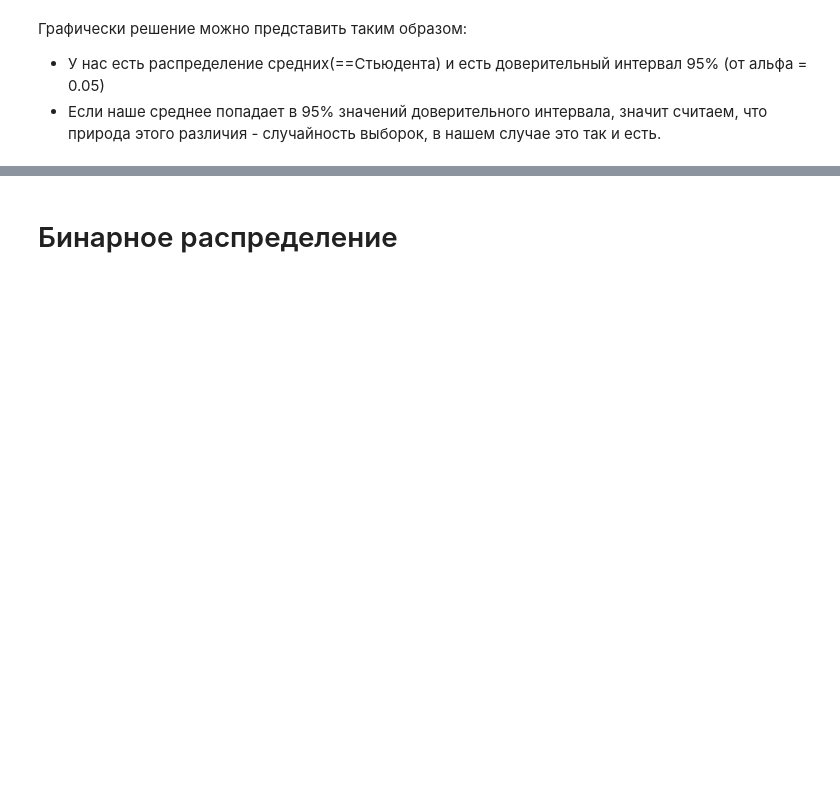
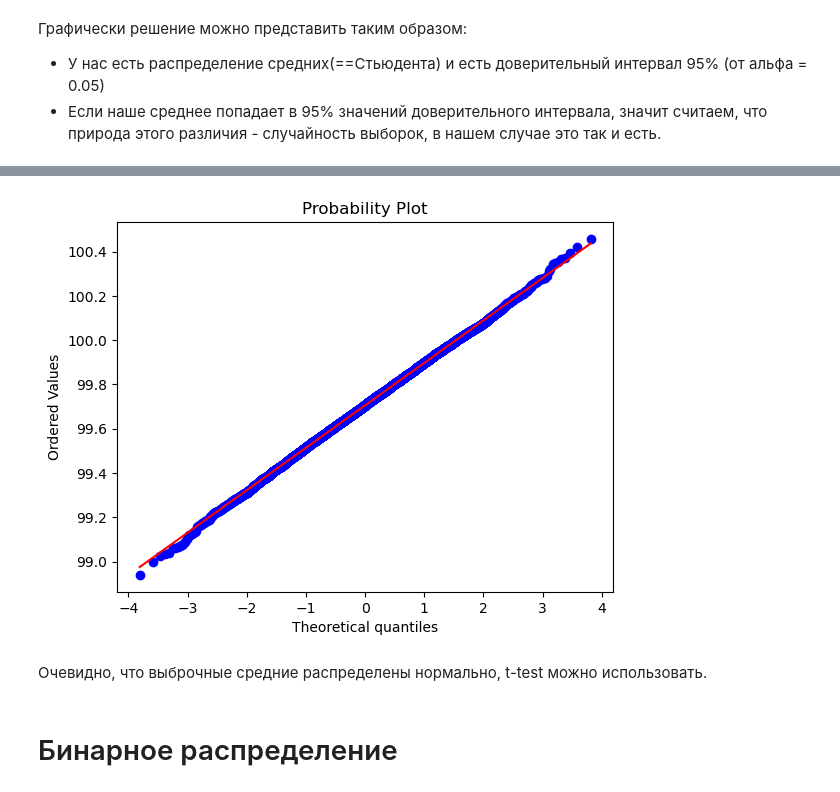
Before and after one commit to svotyakov/A_B_testing, a Jupyter notebook: A_B_test_ Theory.ipynb, the cells around one changed output, grey strips where cells are left out. Cells and saved outputs as stored; diff of their text form; code cells hidden in the pictures; blank space fills up the shorter version.

```diff
--- a/A_B_test_ Theory.ipynb
+++ b/A_B_test_ Theory.ipynb
@@ -171,3 +224,12 @@ plt.show()
+# %%
+mean_distribution = pd.Series([samples_A.sample(n=250, replace=True, random_state=state).mean() for _ in range(10000)])
+# %%
+stats.probplot(mean_distribution, dist="norm", plot=pylab)
+pylab.show()
+# %% [output]
+[figure, added]
+# %% [markdown]
+Очевидно, что выброчные средние распределены нормально, t-test можно использовать.
 # %% [markdown]
 # Бинарное распределение
 # %% [markdown]
```
Also changed, not shown: parts of 29 cells of this notebook.
